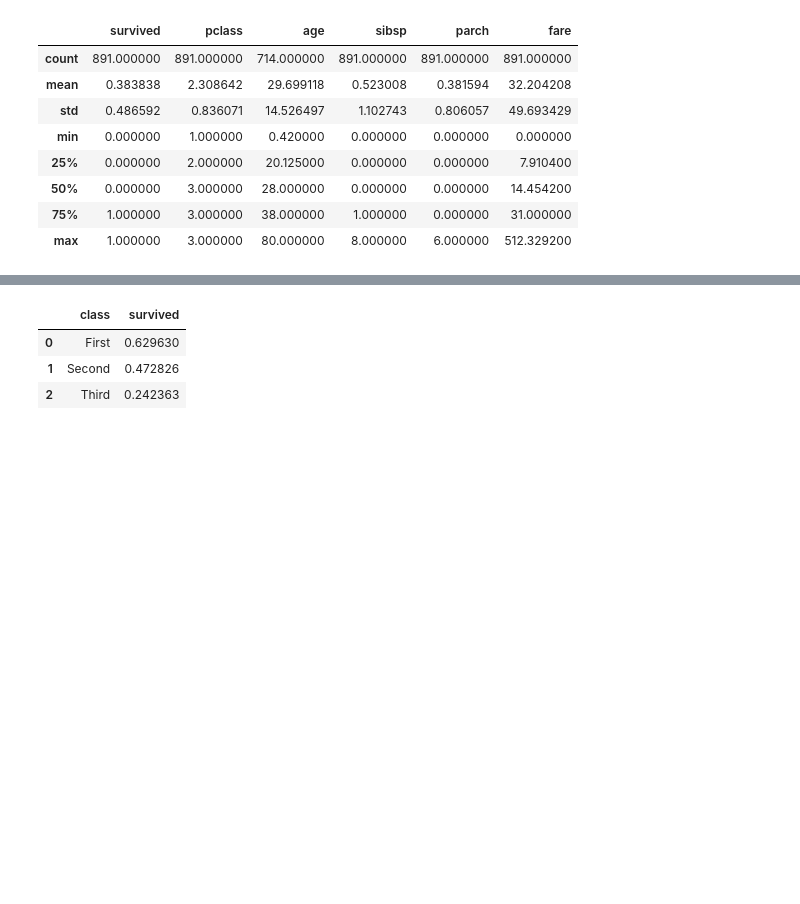
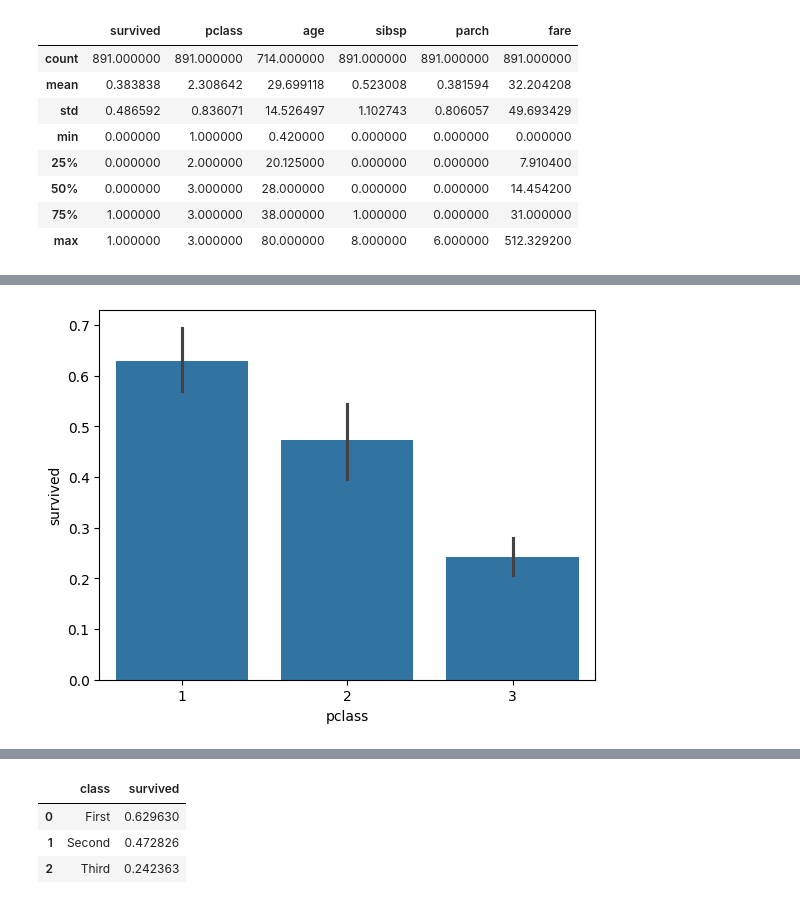
Before and after one commit to CeciliaCTorales/misNotebooks, a Jupyter notebook: Análisis_supervivencia.ipynb, the cells around one changed output, grey strips where cells are left out. Drawn from its saved outputs; the diff is of its cells as text; code cells hidden in the pictures; blank space fills up the shorter version.

```diff
--- a/Análisis_supervivencia.ipynb
+++ b/Análisis_supervivencia.ipynb
@@ -35,0 +78,6 @@ titanic.describe()
+# %%
+# Crear un gráfico de barras que muestre la tasa de supervivencia por clase
+sns.barplot(x="pclass", y = "survived", data= titanic)
+plt.show()
+# %% [output]
+[figure, added]
```
Also changed, not shown: parts of 7 cells of this notebook.
